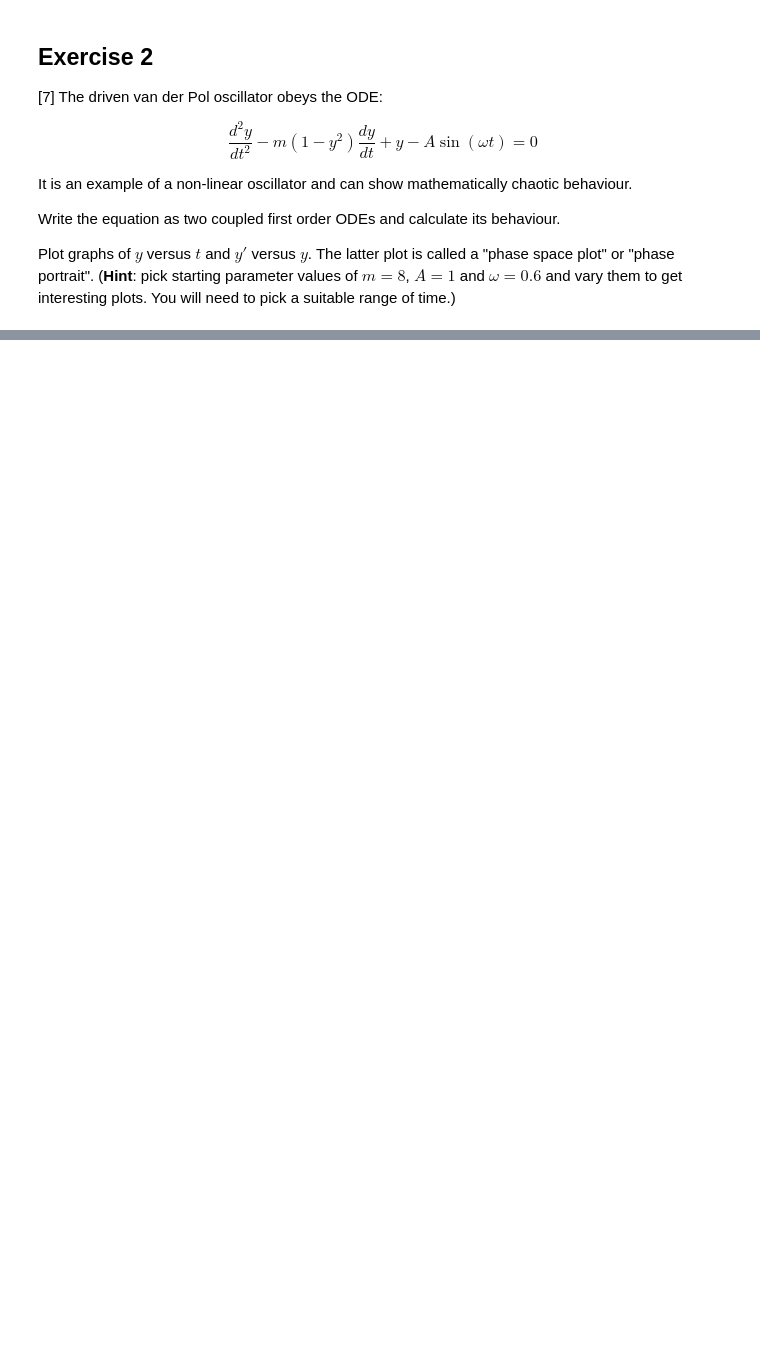
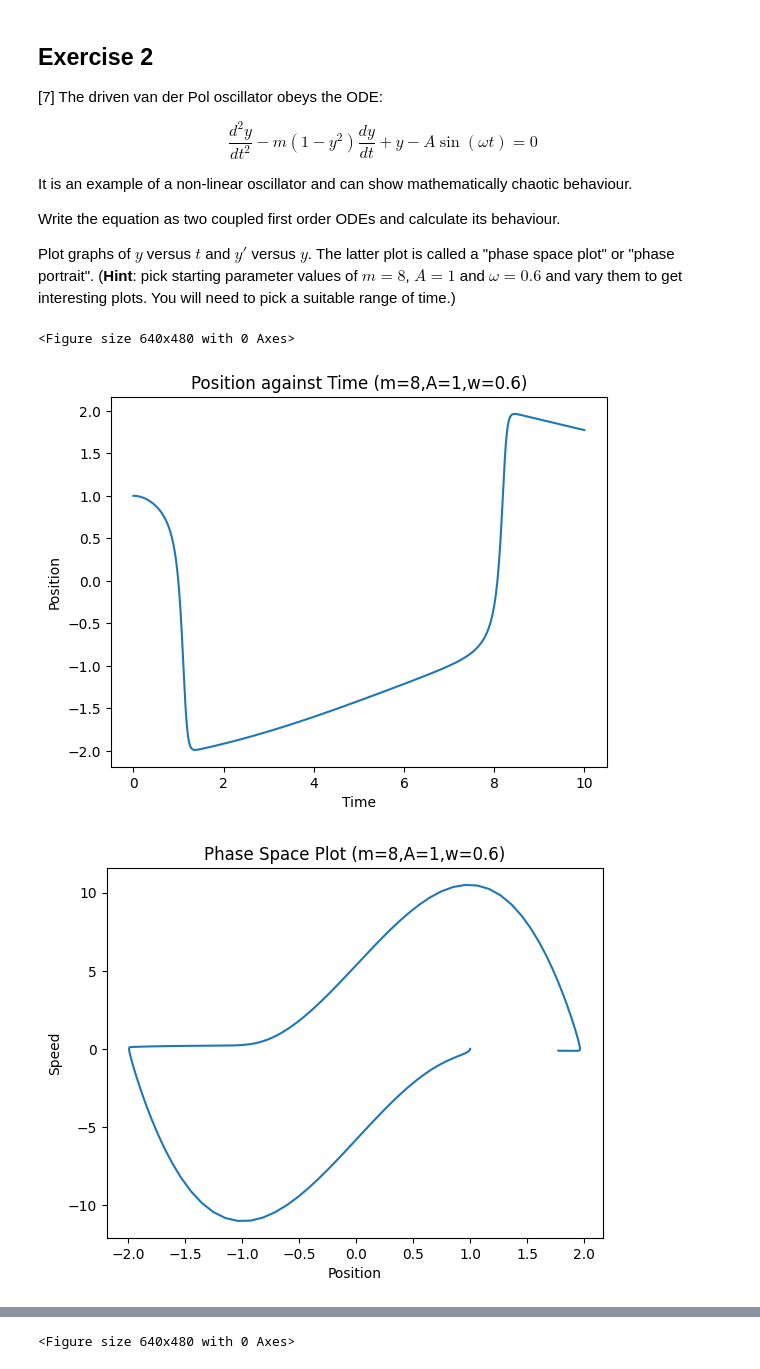
Before and after one commit to PX2145-2025/week-8-b-Allan-PatelAidan, a Jupyter notebook: ODEs.ipynb, the cells around one changed output, grey strips where cells are left out. Saved outputs shown, nothing was run; the diff lists cells and outputs as text; code cells hidden in the pictures; blank space fills up the shorter version.

```diff
--- a/ODEs.ipynb
+++ b/ODEs.ipynb
@@ -330,3 +330,68 @@ Write the equation as two coupled first order ODEs and calculate its behaviour.
 
 Plot graphs of $y$ versus $t$ and $y'$ versus $y$. The latter plot is called a "phase space plot" or "phase portrait".
 (**Hint**: pick starting parameter values of $m = 8$, $A = 1$ and $\omega = 0.6$ and vary them to get interesting plots. You will need to pick a suitable range of time.)
+# %%
+def f(y,t,m,A,w):
+    y0=y[0]
+    y1=y[1]
+
+    dy0_dt=y[1]
+    dy1_dt=m*(1-y[0]**2)*y[1]-y[0]+A*np.sin(w*t)
+
+    return [dy0_dt, dy1_dt]
+#defining the ode
+m=8
+A=1
+w=0.6
+
+yinit=[1,0]
+t=np.linspace(0,10,1000)
+y=odeint(f,yinit,t,args=(m,A,w))
+y_position=y[:,0]
+y_speed=y[:,1]
+
+plt.plot(t,y_position)
+plt.title('Position against Time (m=8,A=1,w=0.6)')
+plt.xlabel('Time')
+plt.ylabel('Position')
+plt.figure()
+
+plt.plot(y_position,y_speed)
+plt.title('Phase Space Plot (m=8,A=1,w=0.6)')
+plt.xlabel('Position')
+plt.ylabel('Speed')
+plt.figure()
+
+y1=odeint(f,yinit,t,args=(12,1.8,1))  #using idfferent values of m,A and w to make differnetgraphs
+y_position1=y1[:,0]
+y_speed1=y1[:,1]
+plt.plot(t,y_position1)
+plt.title('Position against Time (m=8,A=1,w=1)')
+plt.xlabel('Time')
+plt.ylabel('Position')
+plt.figure()
+
+plt.plot(y_position1,y_speed1)
+plt.title('Phase Space Plot (m=12,A=1.8,w=1)')
+plt.xlabel('Position')
+plt.ylabel('Speed')
+plt.figure()
+
+y2=odeint(f,yinit,t,args=(4,3,np.pi))
+y_position2=y2[:,0]
+y_speed2=y2[:,1]
+plt.plot(t,y_position2)
+plt.title('Position against Time (m=4,A=3,w=pi)')
+plt.xlabel('Time')
+plt.ylabel('Position')
+plt.figure()
+
+plt.plot(y_position2,y_speed2)
+plt.title('Phase Space Plot (m=4,A=3,w=pi)')
+plt.xlabel('Position')
+plt.ylabel('Speed')
+plt.figure()
+# %% [output]
+<Figure size 640x480 with 0 Axes>
+[figure, added]
+[figure, added]
@@ -332,0 +402 @@ Plot graphs of $y$ versus $t$ and $y'$ versus $y$. The latter plot is called a "
+<Figure size 640x480 with 0 Axes>
```
Also changed, not shown: parts of 3 cells of this notebook.
